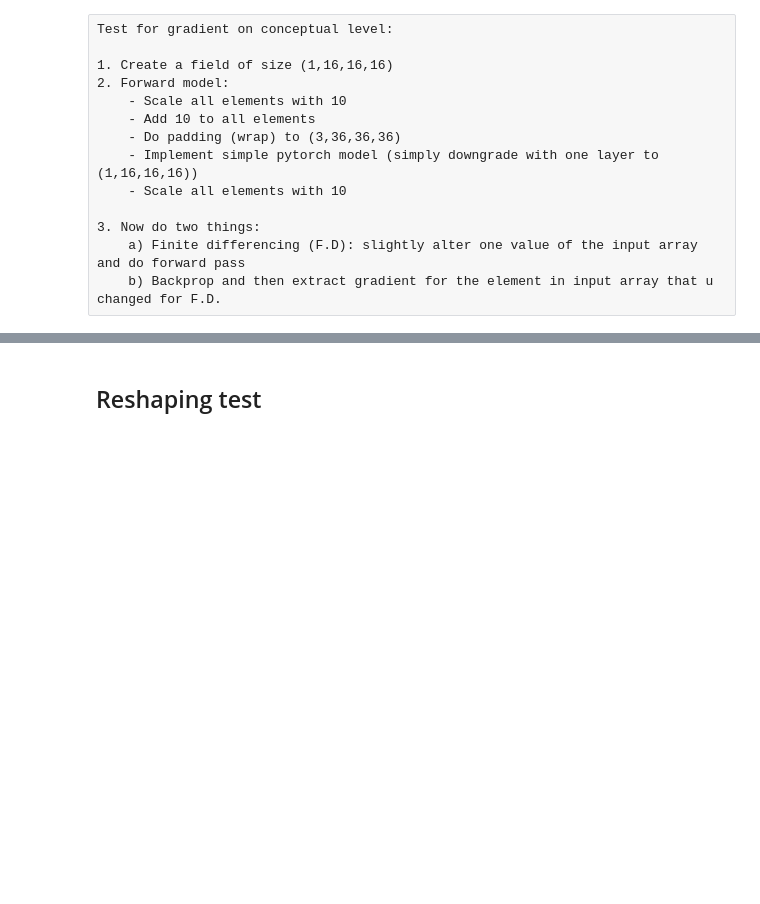
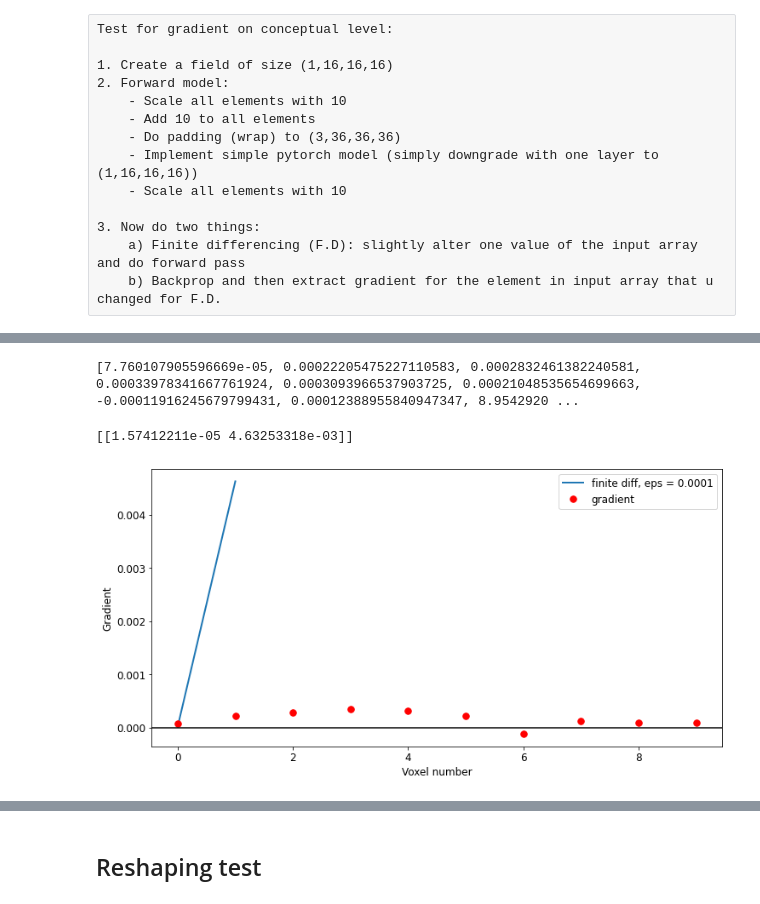
Before and after one commit to ludvigdoeser/ML4BORG, a Jupyter notebook: test_emu.ipynb, the cells around one changed output, grey strips where cells are left out. Drawn from its saved outputs; the diff is of its cells as text; code cells hidden in the pictures; blank space fills up the shorter version.

```diff
--- a/test_emu.ipynb
+++ b/test_emu.ipynb
@@ -390,0 +405,8 @@ step12, outshape =  (2097152, 3)
+# %%
+# Only with LPT
+bb, chain, lpt = LPT_plus_EMU(L,Nt,emu=False)
+delta_m, pos, vel = run_chain(bb,chain,wn_field, lpt)
+
+# also with EMU
+#bb_emu, chain_emu, _, emu = LPT_plus_EMU(L,Nt,emu=True)
+#emu_delta_m = run_chain(bb_emu,chain_emu,wn_field)
@@ -651,0 +1143,27 @@ plt.show()
+# %%
+analytical_grad = []
+for i in tqdm(range(0,0+10)):
+    analytical_grad.append(ag[i,0])
+print(analytical_grad)
+# %% [output]
+[7.760107905596669e-05, 0.00022205475227110583, 0.0002832461382240581, 0.00033978341667761924, 0.0003093966537903725, 0.00021048535654699663, -0.00011916245679799431, 0.00012388955840947347, 8.9542920 ...
+# %%
+print(np.asarray(fd_v))
+# %% [output]
+[[1.57412211e-05 4.63253318e-03]]
+# %%
+# Plot diff btw gradient and finite difference
+
+%matplotlib inline
+standard_plot(w=12,h=6,fontsize=12)
+for i,fd in enumerate(fd_v):
+    plt.plot(fd,'-',lw=2,label=f'finite diff, eps = {eps_v[i]}')
+plt.plot(analytical_grad,'.',c='r',markersize=15,label='gradient')
+plt.xlabel('Voxel number')
+plt.ylabel('Gradient')
+ax=plt.gca()
+ax.axhline(0,c='k')
+plt.legend()
+plt.show()
+# %% [output]
+[figure, added]
```
Also changed, not shown: parts of 40 cells of this notebook.
